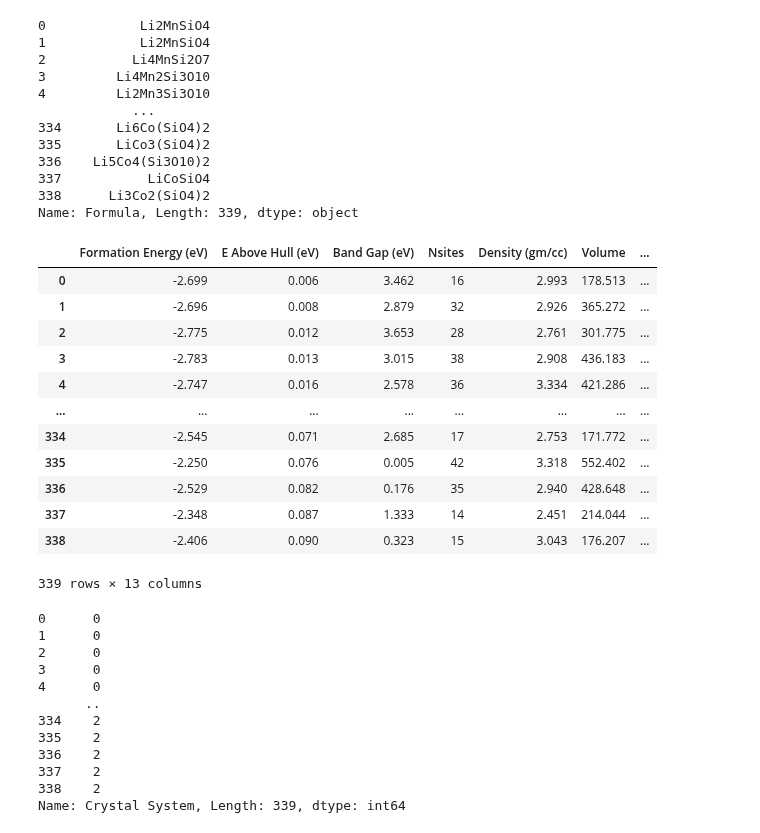
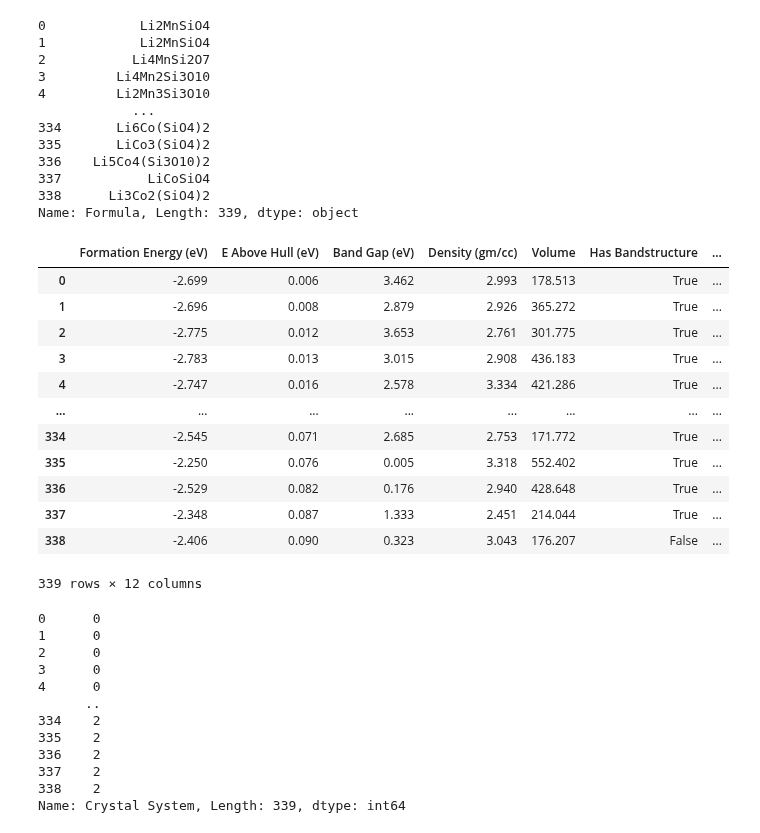
Before and after one commit to tieuandpepper/CHEE6397_HWs, a Jupyter notebook: Project/project.ipynb, the cells around one changed output. Saved outputs shown, nothing was run; the diff lists cells and outputs as text; code cells hidden in the pictures.

```diff
--- a/Project/project.ipynb
+++ b/Project/project.ipynb
@@ -111,22 +111,22 @@ chem_formula
 338      Li3Co2(SiO4)2
 Name: Formula, Length: 339, dtype: object
 # %%
-X = data.drop(["Crystal System","Formula"], axis=1)
+X = data.drop(["Crystal System","Formula", "Nsites"], axis=1)
 X
 # %% [output]
-|  | Formation Energy (eV) | E Above Hull (eV) | Band Gap (eV) | Nsites | Density (gm/cc) | Volume | ... |
-| 0 | -2.699 | 0.006 | 3.462 | 16 | 2.993 | 178.513 | ... |
-| 1 | -2.696 | 0.008 | 2.879 | 32 | 2.926 | 365.272 | ... |
-| 2 | -2.775 | 0.012 | 3.653 | 28 | 2.761 | 301.775 | ... |
-| 3 | -2.783 | 0.013 | 3.015 | 38 | 2.908 | 436.183 | ... |
-| 4 | -2.747 | 0.016 | 2.578 | 36 | 3.334 | 421.286 | ... |
+|  | Formation Energy (eV) | E Above Hull (eV) | Band Gap (eV) | Density (gm/cc) | Volume | Has Bandstructure | ... |
+| 0 | -2.699 | 0.006 | 3.462 | 2.993 | 178.513 | True | ... |
+| 1 | -2.696 | 0.008 | 2.879 | 2.926 | 365.272 | True | ... |
+| 2 | -2.775 | 0.012 | 3.653 | 2.761 | 301.775 | True | ... |
+| 3 | -2.783 | 0.013 | 3.015 | 2.908 | 436.183 | True | ... |
+| 4 | -2.747 | 0.016 | 2.578 | 3.334 | 421.286 | True | ... |
 | ... | ... | ... | ... | ... | ... | ... | ... |
-| 334 | -2.545 | 0.071 | 2.685 | 17 | 2.753 | 171.772 | ... |
-| 335 | -2.250 | 0.076 | 0.005 | 42 | 3.318 | 552.402 | ... |
-| 336 | -2.529 | 0.082 | 0.176 | 35 | 2.940 | 428.648 | ... |
-| 337 | -2.348 | 0.087 | 1.333 | 14 | 2.451 | 214.044 | ... |
-| 338 | -2.406 | 0.090 | 0.323 | 15 | 3.043 | 176.207 | ... |
+| 334 | -2.545 | 0.071 | 2.685 | 2.753 | 171.772 | True | ... |
+| 335 | -2.250 | 0.076 | 0.005 | 3.318 | 552.402 | True | ... |
+| 336 | -2.529 | 0.082 | 0.176 | 2.940 | 428.648 | True | ... |
+| 337 | -2.348 | 0.087 | 1.333 | 2.451 | 214.044 | True | ... |
+| 338 | -2.406 | 0.090 | 0.323 | 3.043 | 176.207 | False | ... |
-339 rows × 13 columns
+339 rows × 12 columns
 # %%
 y = data['Crystal System']
 y
```
Also changed, not shown: parts of 5 cells of this notebook, 1 other file.
